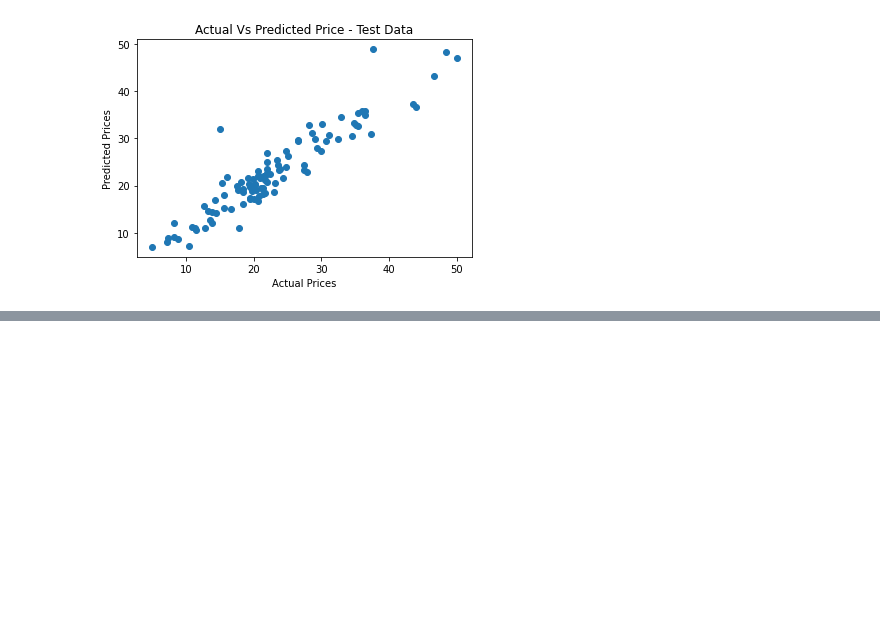
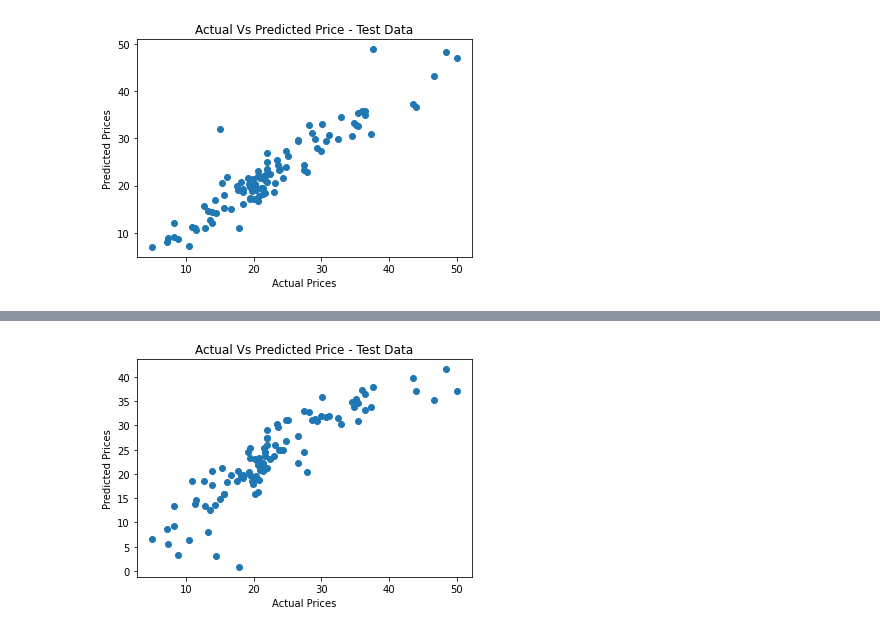
Before and after one commit to NVombat/House-Price-Prediction, a Jupyter notebook: house_price_prediction.ipynb, the cells around one changed output, grey strips where cells are left out. Saved outputs shown, nothing was run; the diff lists cells and outputs as text; code cells hidden in the pictures; blank space fills up the shorter version.

```diff
--- a/house_price_prediction.ipynb
+++ b/house_price_prediction.ipynb
@@ -215,0 +252,4 @@ plt.show()
+# %%
+from sklearn.linear_model import LinearRegression
+
+lr_model = LinearRegression()
@@ -215,0 +260,10 @@ plt.show()
+# %%
+lrm_pred = lr_model.predict(X_test)
+# %%
+plt.scatter(Y_test, lrm_pred)
+plt.xlabel("Actual Prices")
+plt.ylabel("Predicted Prices")
+plt.title("Actual Vs Predicted Price - Test Data")
+plt.show()
+# %% [output]
+[figure, added]
```
Also changed, not shown: parts of 23 cells of this notebook.
